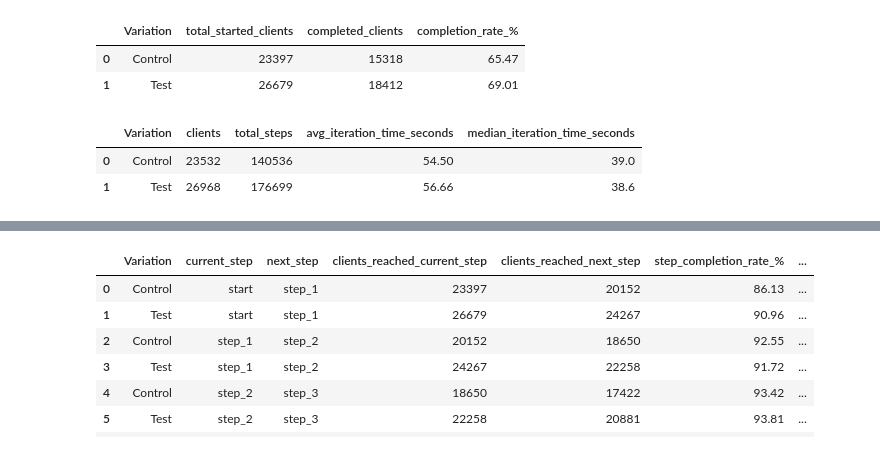
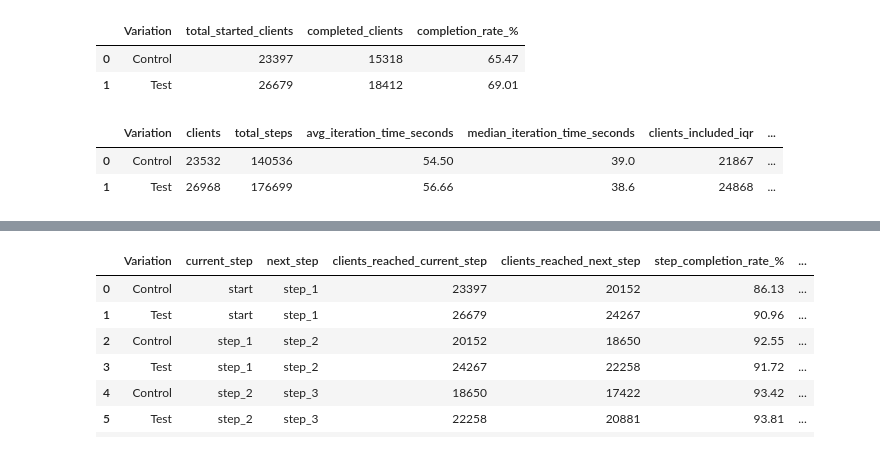
Before and after one commit to bloodnickel/project_2, a Jupyter notebook: testkpi.ipynb, the cells around one changed output, grey strips where cells are left out. Cells and saved outputs as stored; diff of their text form; code cells hidden in the pictures.

```diff
--- a/testkpi.ipynb
+++ b/testkpi.ipynb
@@ -63,12 +87,16 @@ completion_rate_kpi
 # %%
 # =========================
 # 2. Average Iteration Time KPI
+# Raw + IQR Outlier Treatment
 # =========================
 
 kpi_df = web_df[web_df["Variation"].isin(["Test", "Control"])].copy()
 kpi_df["date_time"] = pd.to_datetime(kpi_df["date_time"])
 
+# =========================
 # Visit-level summary
+# =========================
+
 visit_summary = (
     kpi_df.groupby(["Variation", "client_id", "visit_id"], as_index=False)
     .agg(
@@ -82,36 +110,89 @@ visit_summary["visit_duration_seconds"] = (
     visit_summary["visit_end"] - visit_summary["visit_start"]
 ).dt.total_seconds()
 
+# =========================
 # Client-level summary
+# =========================
+
 client_iteration_time = (
     visit_summary.groupby(["Variation", "client_id"], as_index=False)
     .agg(
         total_time_seconds=("visit_duration_seconds", "sum"),
         total_steps=("total_steps", "sum")
     )
 )
 
 client_iteration_time["avg_iteration_time_seconds_by_client"] = (
     client_iteration_time["total_time_seconds"] / client_iteration_time["total_steps"]
 )
 
-# Normal KPI
+client_iteration_time = client_iteration_time[
+    client_iteration_time["avg_iteration_time_seconds_by_client"].notna()
+].copy()
+
+# =========================
+# 2A. Raw KPI
+# =========================
+
 avg_iteration_time_kpi = (
     client_iteration_time.groupby("Variation")
     .agg(
         clients=("client_id", "nunique"),
         total_steps=("total_steps", "sum"),
         avg_iteration_time_seconds=("avg_iteration_time_seconds_by_client", "mean"),
         median_iteration_time_seconds=("avg_iteration_time_seconds_by_client", "median")
     )
     .reset_index()
 )
 
 avg_iteration_time_kpi["avg_iteration_time_seconds"] = avg_iteration_time_kpi["avg_iteration_time_seconds"].round(2)
 avg_iteration_time_kpi["median_iteration_time_seconds"] = avg_iteration_time_kpi["median_iteration_time_seconds"].round(2)
 
-avg_iteration_time_kpi
+# =========================
+# 2B. IQR Outlier Treatment
+# =========================
+
+client_iteration_time_iqr = remove_outliers_iqr_by_group(
+    client_iteration_time,
+    value_col="avg_iteration_time_seconds_by_client",
+    group_col="Variation",
+    multiplier=1.5
+)
+
+avg_iteration_time_iqr_kpi = (
+    client_iteration_time_iqr.groupby("Variation")
+    .agg(
+        clients_included_iqr=("client_id", "nunique"),
+        total_steps_iqr=("total_steps", "sum"),
+        avg_iteration_time_seconds_iqr=("avg_iteration_time_seconds_by_client", "mean"),
+        median_iteration_time_seconds_iqr=("avg_iteration_time_seconds_by_client", "median")
+    )
+    .reset_index()
+)
+
+avg_iteration_time_iqr_kpi["avg_iteration_time_seconds_iqr"] = avg_iteration_time_iqr_kpi["avg_iteration_time_seconds_iqr"].round(2)
+avg_iteration_time_iqr_kpi["median_iteration_time_seconds_iqr"] = avg_iteration_time_iqr_kpi["median_iteration_time_seconds_iqr"].round(2)
+
+# =========================
+# 2C. Raw vs IQR comparison
+# =========================
+
+avg_iteration_comparison_kpi = avg_iteration_time_kpi.merge(
+    avg_iteration_time_iqr_kpi,
+    on="Variation",
+    how="left"
+)
+
+avg_iteration_comparison_kpi["clients_removed_iqr"] = (
+    avg_iteration_comparison_kpi["clients"] - avg_iteration_comparison_kpi["clients_included_iqr"]
+)
+
+avg_iteration_comparison_kpi["clients_removed_iqr_%"] = (
+    avg_iteration_comparison_kpi["clients_removed_iqr"] / avg_iteration_comparison_kpi["clients"] * 100
+).round(2)
+
+avg_iteration_comparison_kpi
 # %% [output]
-|  | Variation | clients | total_steps | avg_iteration_time_seconds | median_iteration_time_seconds |
-| 0 | Control | 23532 | 140536 | 54.50 | 39.0 |
-| 1 | Test | 26968 | 176699 | 56.66 | 38.6 |
+|  | Variation | clients | total_steps | avg_iteration_time_seconds | median_iteration_time_seconds | clients_included_iqr | ... |
+| 0 | Control | 23532 | 140536 | 54.50 | 39.0 | 21867 | ... |
+| 1 | Test | 26968 | 176699 | 56.66 | 38.6 | 24868 | ... |
```
Also changed, not shown: parts of 66 cells of this notebook, 1 other file.
